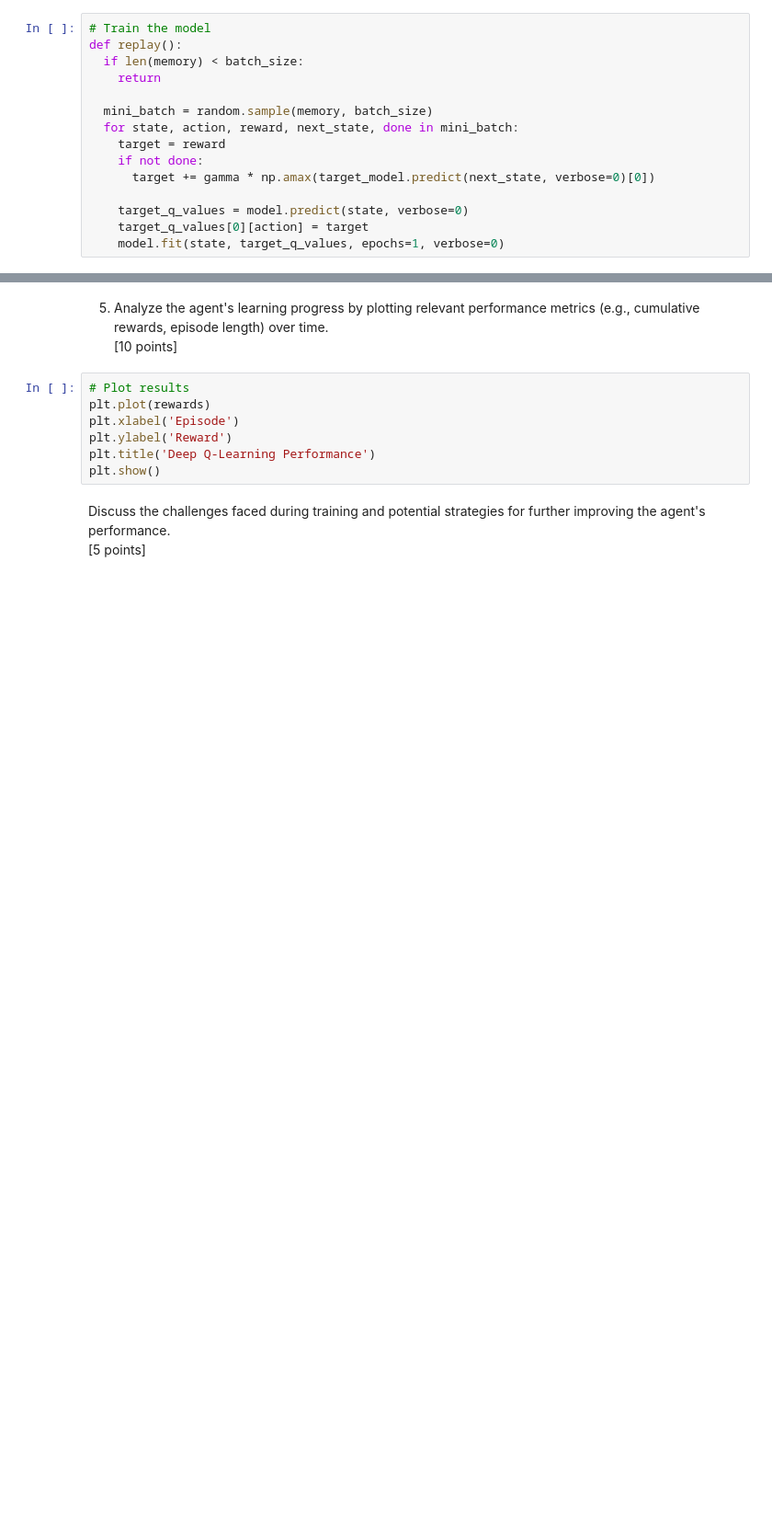
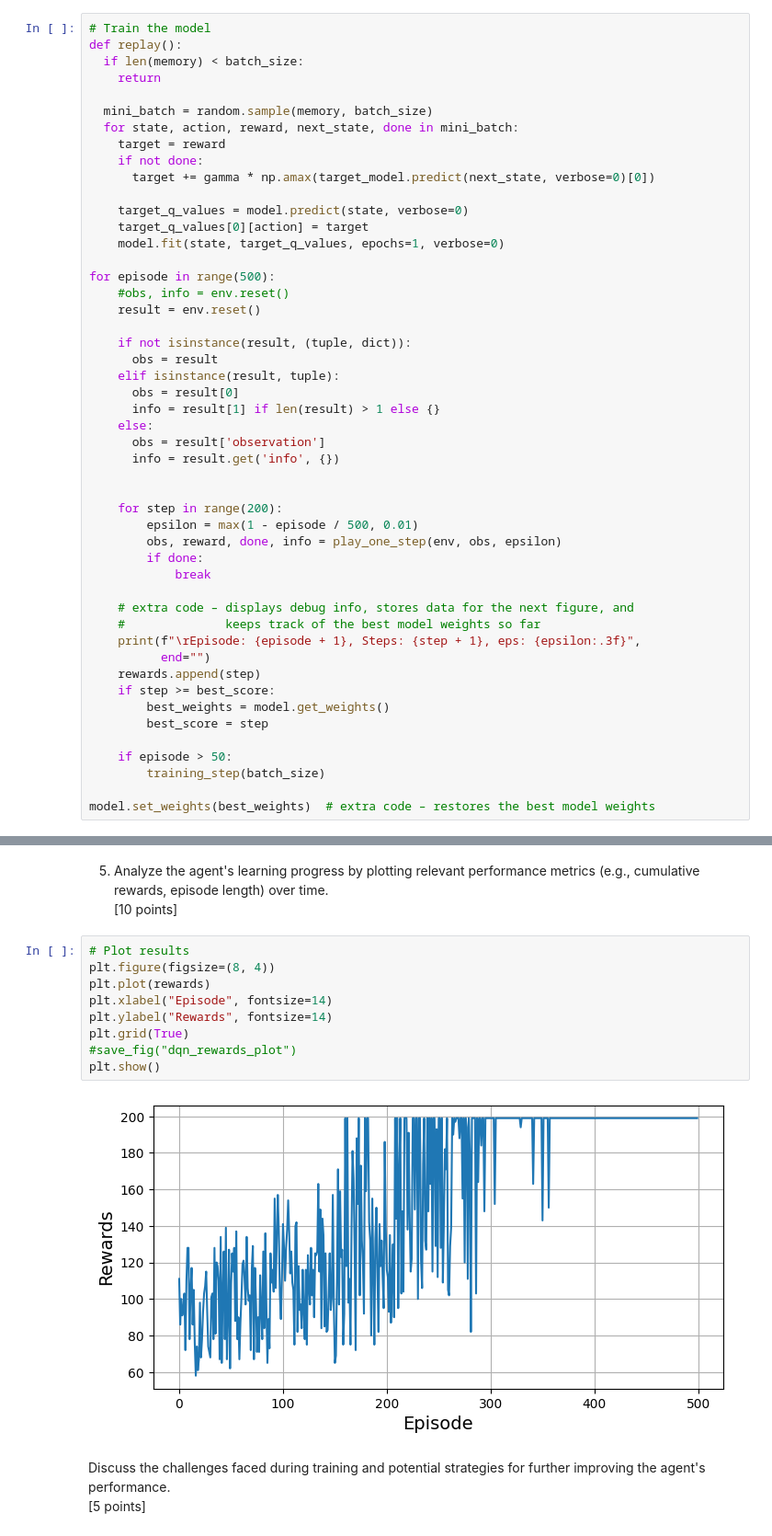
Before and after one commit to wormmy55/wormmy55.github.io, a Jupyter notebook: COMP 257/Assignment 6 - 300827701/COMP_257_SEC_402_Assignment_6.ipynb, the cells around one changed output, grey strips where cells are left out. Shown at 92% size. Saved outputs shown, nothing was run; the diff lists cells and outputs as text; blank space fills up the shorter version.

```diff
--- a/COMP 257/Assignment 6 - 300827701/COMP_257_SEC_402_Assignment_6.ipynb
+++ b/COMP 257/Assignment 6 - 300827701/COMP_257_SEC_402_Assignment_6.ipynb
@@ -226,3 +231,37 @@ def replay():
     target_q_values = model.predict(state, verbose=0)
     target_q_values[0][action] = target
     model.fit(state, target_q_values, epochs=1, verbose=0)
+
+for episode in range(500):
+    #obs, info = env.reset()
+    result = env.reset()
+
+    if not isinstance(result, (tuple, dict)):
+      obs = result
+    elif isinstance(result, tuple):
+      obs = result[0]
+      info = result[1] if len(result) > 1 else {}
+    else:
+      obs = result['observation']
+      info = result.get('info', {})
+
+
+    for step in range(200):
+        epsilon = max(1 - episode / 500, 0.01)
+        obs, reward, done, info = play_one_step(env, obs, epsilon)
+        if done:
+            break
+
+    # extra code – displays debug info, stores data for the next figure, and
+    #              keeps track of the best model weights so far
+    print(f"\rEpisode: {episode + 1}, Steps: {step + 1}, eps: {epsilon:.3f}",
+          end="")
+    rewards.append(step)
+    if step >= best_score:
+        best_weights = model.get_weights()
+        best_score = step
+
+    if episode > 50:
+        training_step(batch_size)
+
+model.set_weights(best_weights)  # extra code – restores the best model weights
@@ -230,11 +271,15 @@ def replay():
 5.	Analyze the agent's learning progress by plotting relevant performance metrics (e.g., cumulative rewards, episode length) over time. <br>[10 points]
 # %%
 # Plot results
+plt.figure(figsize=(8, 4))
 plt.plot(rewards)
-plt.xlabel('Episode')
-plt.ylabel('Reward')
-plt.title('Deep Q-Learning Performance')
+plt.xlabel("Episode", fontsize=14)
+plt.ylabel("Rewards", fontsize=14)
+plt.grid(True)
+#save_fig("dqn_rewards_plot")
 plt.show()
+# %% [output]
+[figure, added]
 # %% [markdown]
 Discuss the challenges faced during training and potential strategies for further improving the agent's performance. <br>[5 points]
 # %% [markdown]
```
Also changed, not shown: parts of 3 cells of this notebook, 2 other files.
